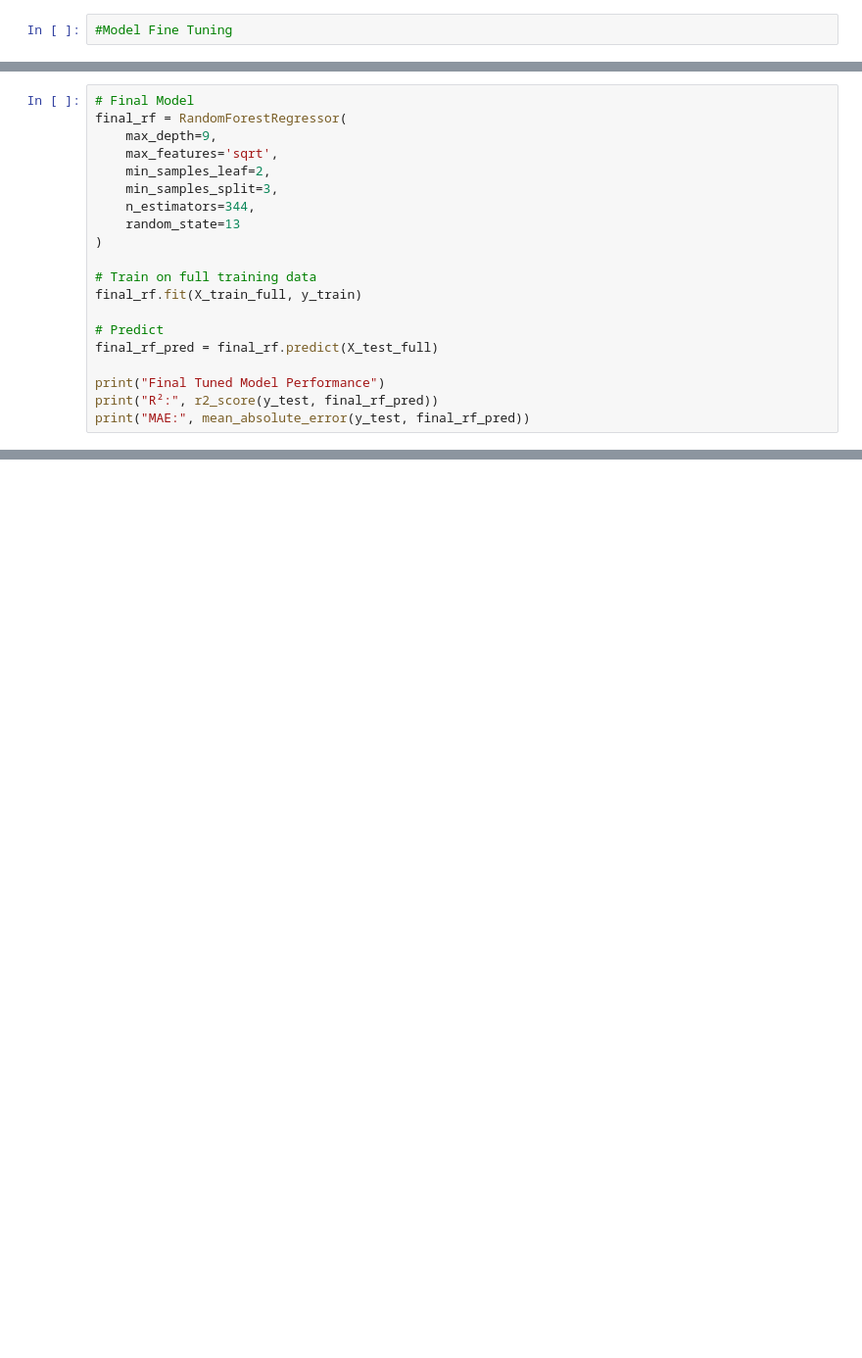
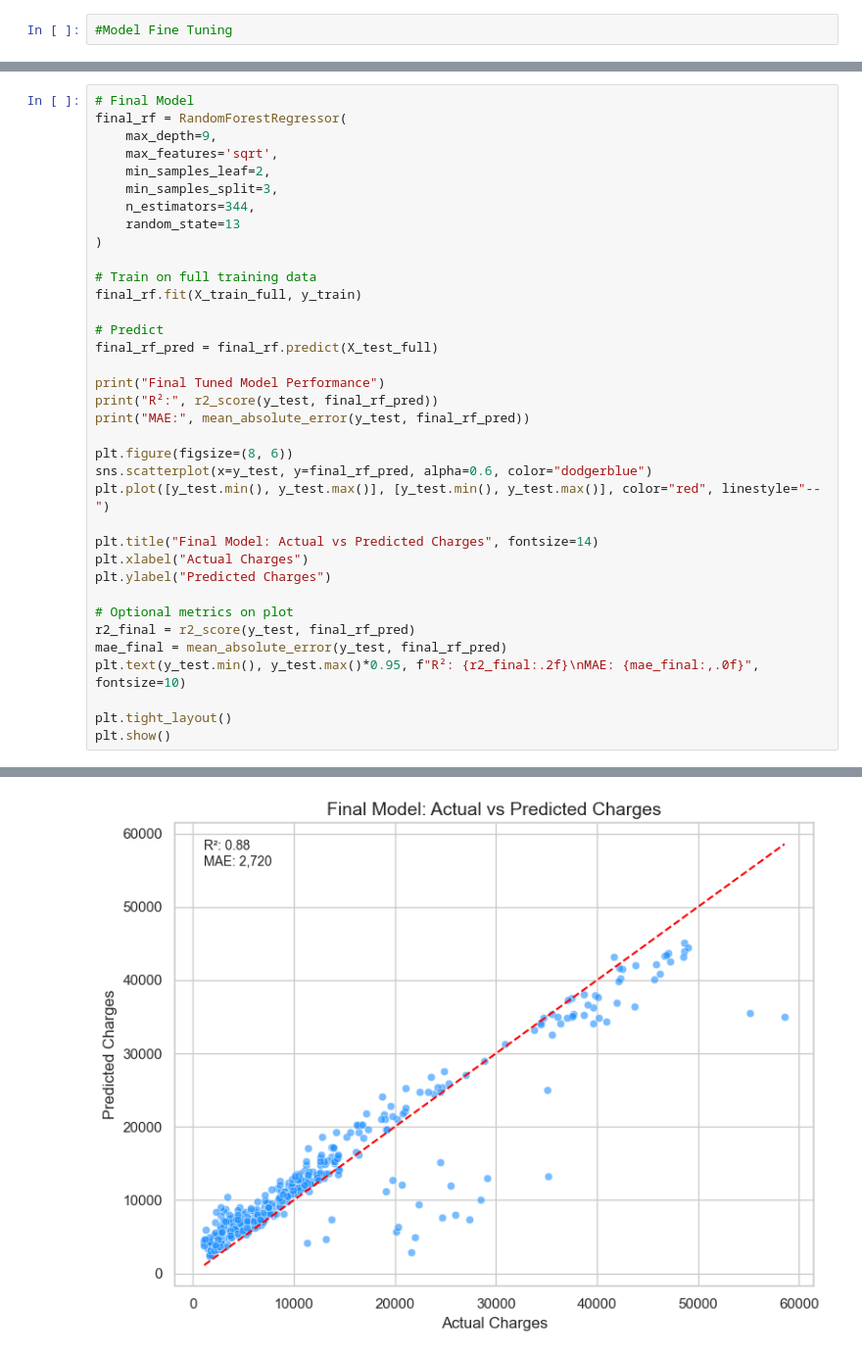
Before and after one commit to RajsiCapco/ads, a Jupyter notebook: Regression2.ipynb, the cells around one changed output, grey strips where cells are left out. Shown at 98% size. Drawn from its saved outputs; the diff is of its cells as text; blank space fills up the shorter version.

```diff
--- a/Regression2.ipynb
+++ b/Regression2.ipynb
@@ -387,24 +387,41 @@ Best Parameters: {'max_depth': 9, 'max_features': 'sqrt', 'min_samples_leaf': 2,
 # %%
 # Final Model
 final_rf = RandomForestRegressor(
     max_depth=9,
     max_features='sqrt',
     min_samples_leaf=2,
     min_samples_split=3,
     n_estimators=344,
     random_state=13
 )
 
 # Train on full training data
 final_rf.fit(X_train_full, y_train)
 
 # Predict
 final_rf_pred = final_rf.predict(X_test_full)
 
 print("Final Tuned Model Performance")
 print("R²:", r2_score(y_test, final_rf_pred))
 print("MAE:", mean_absolute_error(y_test, final_rf_pred))
+
+plt.figure(figsize=(8, 6))
+sns.scatterplot(x=y_test, y=final_rf_pred, alpha=0.6, color="dodgerblue")
+plt.plot([y_test.min(), y_test.max()], [y_test.min(), y_test.max()], color="red", linestyle="--")
+
+plt.title("Final Model: Actual vs Predicted Charges", fontsize=14)
+plt.xlabel("Actual Charges")
+plt.ylabel("Predicted Charges")
+
+# Optional metrics on plot
+r2_final = r2_score(y_test, final_rf_pred)
+mae_final = mean_absolute_error(y_test, final_rf_pred)
+plt.text(y_test.min(), y_test.max()*0.95, f"R²: {r2_final:.2f}\nMAE: {mae_final:,.0f}", fontsize=10)
+
+plt.tight_layout()
+plt.show()
 # %% [output]
 Final Tuned Model Performance
 R²: 0.876153709668862
 MAE: 2719.609205747044
+[figure, added]
```
Also changed, not shown: parts of 5 cells of this notebook, 1 other file.
